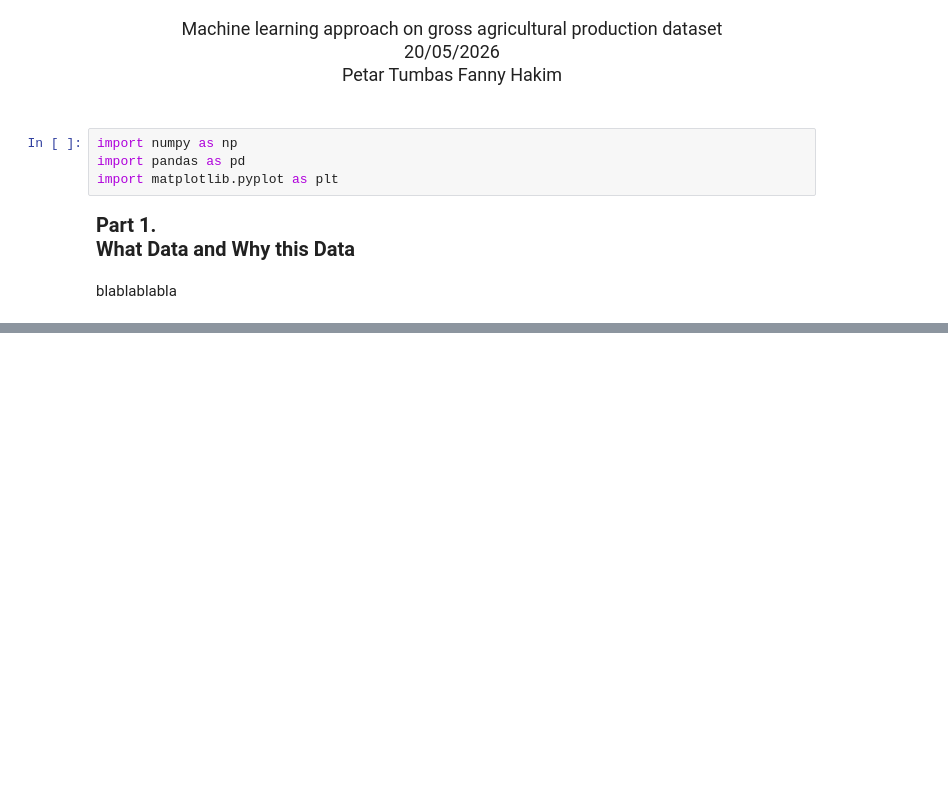
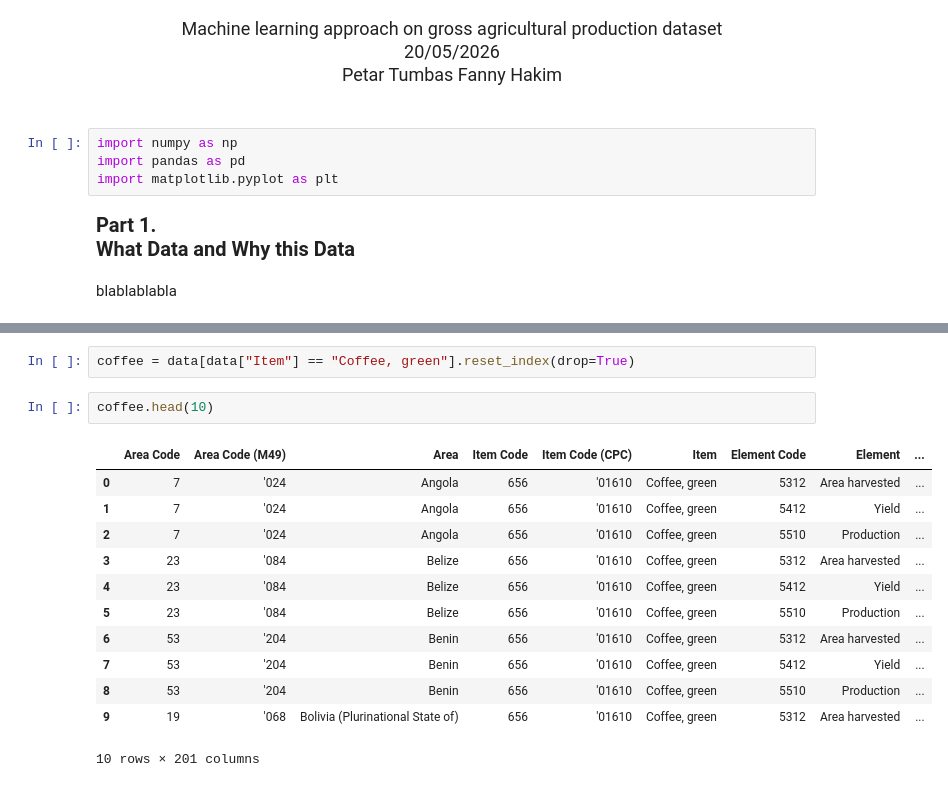
Before and after one commit to fannyhakim/applied-ML-Project, a Jupyter notebook: testing.ipynb, the cells around one changed output, grey strips where cells are left out. Cells and saved outputs as stored; diff of their text form; blank space fills up the shorter version.

```diff
--- a/testing.ipynb
+++ b/testing.ipynb
@@ -246,2 +200,19 @@ Areas = [
     'World'
 ]
+# %%
+coffee = data[data["Item"] == "Coffee, green"].reset_index(drop=True)
+# %%
+coffee.head(10)
+# %% [output]
+|  | Area Code | Area Code (M49) | Area | Item Code | Item Code (CPC) | Item | Element Code | Element | ... |
+| 0 | 7 | '024 | Angola | 656 | '01610 | Coffee, green | 5312 | Area harvested | ... |
+| 1 | 7 | '024 | Angola | 656 | '01610 | Coffee, green | 5412 | Yield | ... |
+| 2 | 7 | '024 | Angola | 656 | '01610 | Coffee, green | 5510 | Production | ... |
+| 3 | 23 | '084 | Belize | 656 | '01610 | Coffee, green | 5312 | Area harvested | ... |
+| 4 | 23 | '084 | Belize | 656 | '01610 | Coffee, green | 5412 | Yield | ... |
+| 5 | 23 | '084 | Belize | 656 | '01610 | Coffee, green | 5510 | Production | ... |
+| 6 | 53 | '204 | Benin | 656 | '01610 | Coffee, green | 5312 | Area harvested | ... |
+| 7 | 53 | '204 | Benin | 656 | '01610 | Coffee, green | 5412 | Yield | ... |
+| 8 | 53 | '204 | Benin | 656 | '01610 | Coffee, green | 5510 | Production | ... |
+| 9 | 19 | '068 | Bolivia (Plurinational State of) | 656 | '01610 | Coffee, green | 5312 | Area harvested | ... |
+10 rows × 201 columns
```
Also changed, not shown: parts of 28 cells of this notebook, 1 other file.
